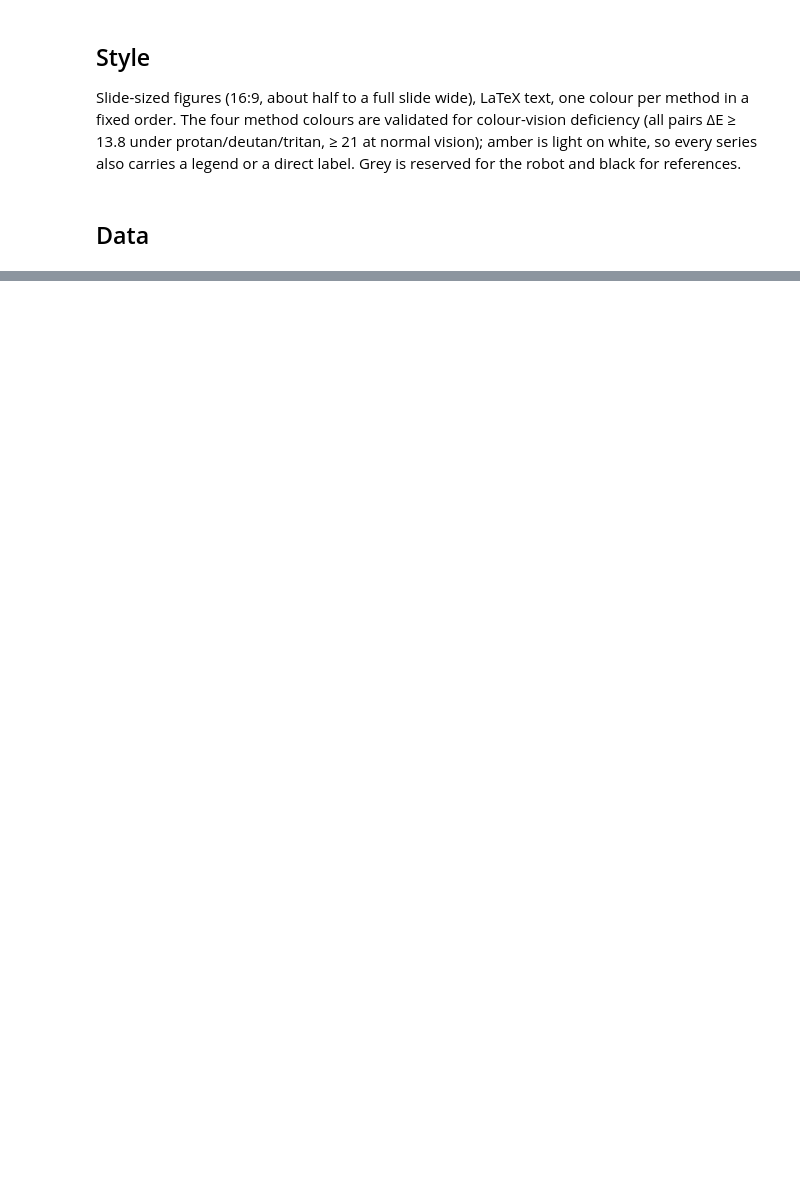
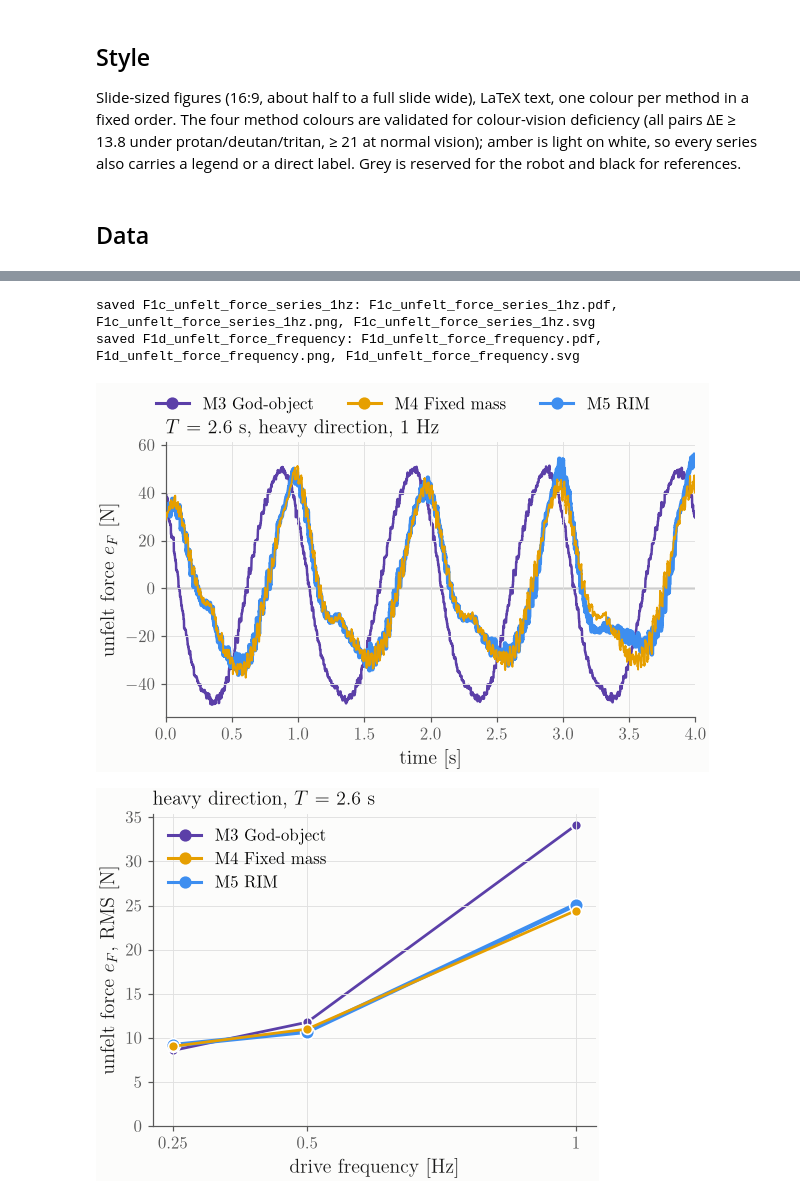
Before and after one commit to McGill-Applied-Dynamics-Lab/adl-ros2, a Jupyter notebook: experiments/rim-delays/analysis/talk_figures.ipynb, the cells around one changed output, grey strips where cells are left out. Saved outputs shown, nothing was run; the diff lists cells and outputs as text; code cells hidden in the pictures; blank space fills up the shorter version.

```diff
--- a/experiments/rim-delays/analysis/talk_figures.ipynb
+++ b/experiments/rim-delays/analysis/talk_figures.ipynb
@@ -295,0 +267,41 @@ table. Bottom: the force the operator felt and the robot's table force $-F_{osc,
+# %%
+LOCAL = METHODS[1:]  # M3-M5; M1 at T = 2.6 s would dwarf the differences between them
+FAST = e1[(e1.direction == "heavy") & np.isclose(e1.frequency_hz, 1.0) & (e1["T"] == T_SERIES)]
+SHOW_FAST_S = 4.0  # four cycles
+
+# F1c: e_F(t) at 1 Hz, where the acceleration is 16x larger. M5 is drawn thick under M4: they overlap
+fig, ax = plt.subplots(figsize=(HALF_W + 1.0, 3.6), layout="constrained")
+for m, lw, z in (("proxy-god-object", 1.6, 1), ("proxy-rim", 3.0, 2), ("proxy-fixed-mass", 1.2, 3)):
+    t, e = eF_series(load_run(FAST[FAST.method == m].dir.iloc[0]))
+    k = t <= SHOW_FAST_S
+    ax.plot(t[k], e[k], color=COLORS[m], lw=lw, zorder=z)
+ax.axhline(0, color=REF, lw=0.8, zorder=0)
+ax.set_xlim(0, SHOW_FAST_S)
+ax.set_xlabel("time [s]")
+ax.set_ylabel(r"unfelt force $e_F$ [N]")
+ax.set_title(rf"$T$ = {int(T_SERIES) / 1e3:g} s, heavy direction, 1 Hz")
+fig.legend(
+    handles=[Line2D([], [], color=COLORS[m], marker="o", lw=2, label=LABELS[m]) for m in LOCAL],
+    loc="outside upper center", ncol=3, fontsize=11,
+)
+save(fig, "F1c_unfelt_force_series_1hz")
+
+# F1d: RMS against the drive frequency, heavy direction, T = 2.6 s
+fig, ax = plt.subplots(figsize=(HALF_W, 3.6), layout="constrained")
+for m, z in (("proxy-god-object", 1), ("proxy-rim", 2), ("proxy-fixed-mass", 3)):
+    s = e1[(e1.direction == "heavy") & (e1.method == m) & (e1["T"] == T_SERIES)].sort_values("frequency_hz")
+    ax.plot(s.frequency_hz, s.eF_n_rms, "-", marker="o", color=COLORS[m], ms=9 if m == "proxy-rim" else 6.5,
+            mec="white", mew=1.1, lw=3.0 if m == "proxy-rim" else 1.8, zorder=z)
+ax.set_xlabel("drive frequency [Hz]")
+ax.set_xticks([0.25, 0.5, 1.0], ["0.25", "0.5", "1"])
+ax.set_ylabel(r"unfelt force $e_F$, RMS [N]")
+ax.set_ylim(0, None)
+ax.set_title(rf"heavy direction, $T$ = {int(T_SERIES) / 1e3:g} s")
+ax.legend(handles=[Line2D([], [], color=COLORS[m], marker="o", lw=2, label=LABELS[m]) for m in LOCAL],
+          loc="upper left", fontsize=11)
+save(fig, "F1d_unfelt_force_frequency")
+# %% [output]
+saved F1c_unfelt_force_series_1hz: F1c_unfelt_force_series_1hz.pdf, F1c_unfelt_force_series_1hz.png, F1c_unfelt_force_series_1hz.svg
+saved F1d_unfelt_force_frequency: F1d_unfelt_force_frequency.pdf, F1d_unfelt_force_frequency.png, F1d_unfelt_force_frequency.svg
+[figure, added]
+[figure, added]
```
Also changed, not shown: parts of 31 cells of this notebook, 27 other files.
